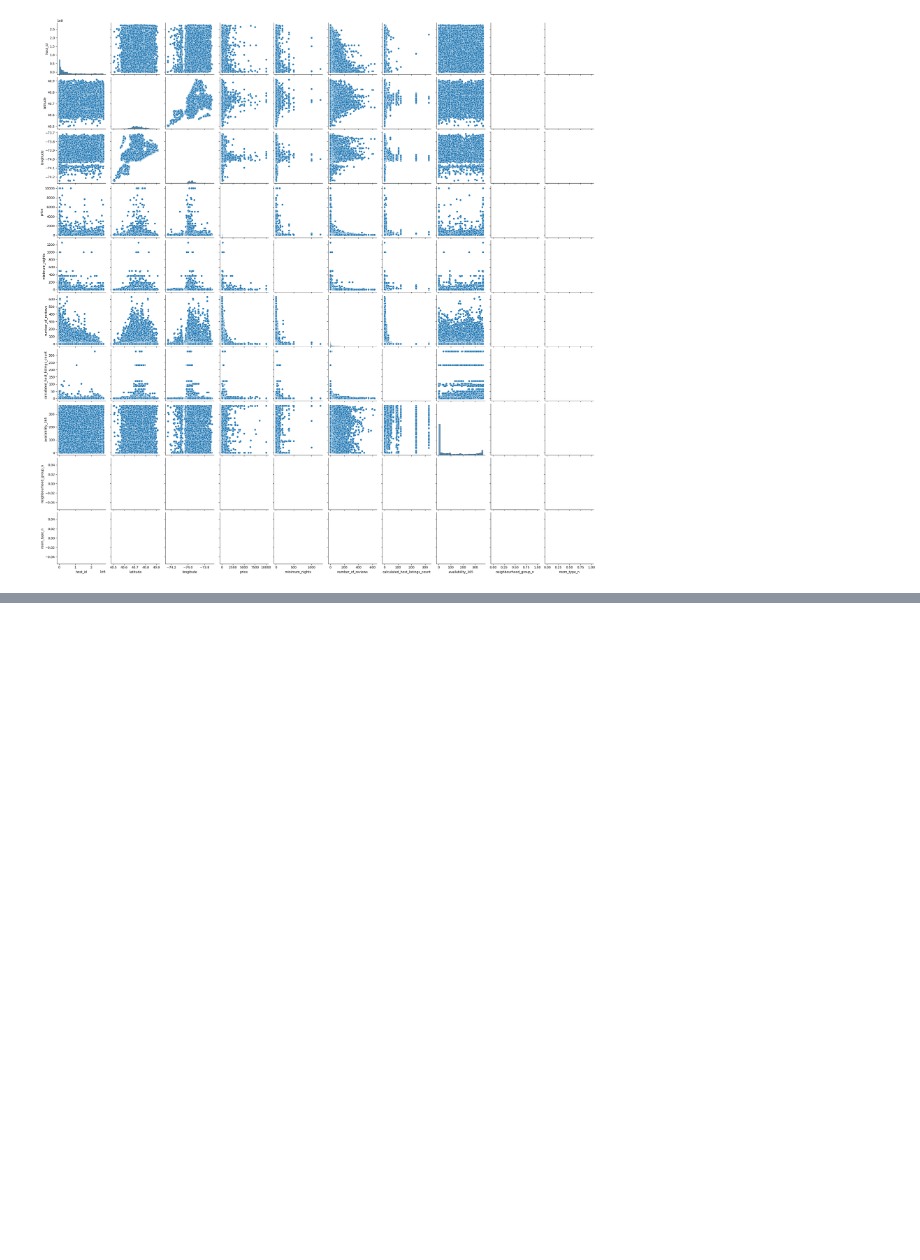
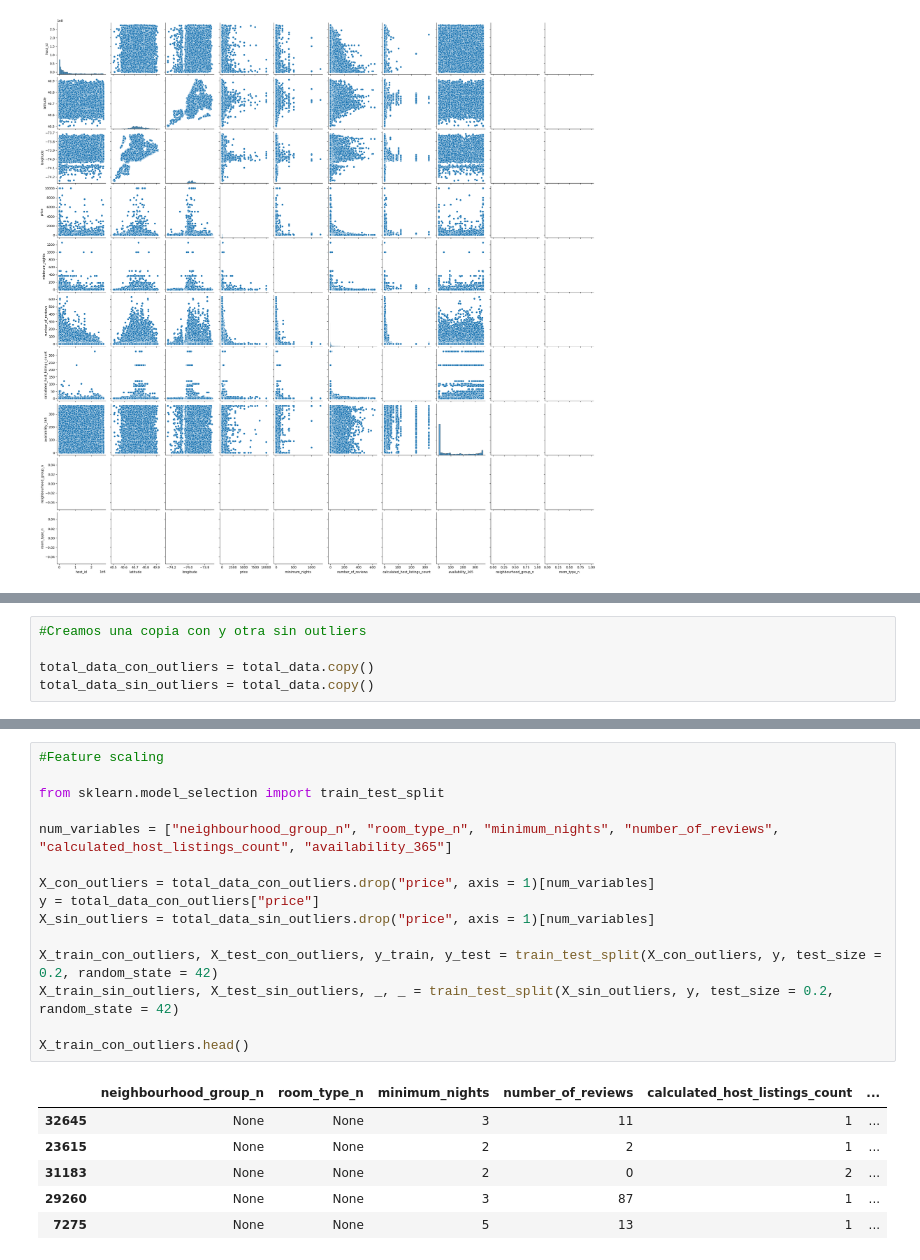
Before and after one commit to 4GeeksAcademy/Booting_algorithm-NatTajuelo, a Jupyter notebook: src/explore.ipynb, the cells around one changed output, grey strips where cells are left out. Saved outputs shown, nothing was run; the diff lists cells and outputs as text; blank space fills up the shorter version.

```diff
--- a/src/explore.ipynb
+++ b/src/explore.ipynb
@@ -277,0 +281,5 @@ plt.show()
+# %%
+#Creamos una copia con y otra sin outliers
+
+total_data_con_outliers = total_data.copy()
+total_data_sin_outliers = total_data.copy()
@@ -277,0 +513,22 @@ plt.show()
+# %%
+#Feature scaling
+
+from sklearn.model_selection import train_test_split
+
+num_variables = ["neighbourhood_group_n", "room_type_n", "minimum_nights", "number_of_reviews", "calculated_host_listings_count", "availability_365"]
+
+X_con_outliers = total_data_con_outliers.drop("price", axis = 1)[num_variables]
+y = total_data_con_outliers["price"]
+X_sin_outliers = total_data_sin_outliers.drop("price", axis = 1)[num_variables]
+
+X_train_con_outliers, X_test_con_outliers, y_train, y_test = train_test_split(X_con_outliers, y, test_size = 0.2, random_state = 42)
+X_train_sin_outliers, X_test_sin_outliers, _, _ = train_test_split(X_sin_outliers, y, test_size = 0.2, random_state = 42)
+
+X_train_con_outliers.head()
+# %% [output]
+|  | neighbourhood_group_n | room_type_n | minimum_nights | number_of_reviews | calculated_host_listings_count | ... |
+| 32645 | None | None | 3 | 11 | 1 | ... |
+| 23615 | None | None | 2 | 2 | 1 | ... |
+| 31183 | None | None | 2 | 0 | 2 | ... |
+| 29260 | None | None | 3 | 87 | 1 | ... |
+| 7275 | None | None | 5 | 13 | 1 | ... |
```
Also changed, not shown: parts of 27 cells of this notebook, 2 other files.
